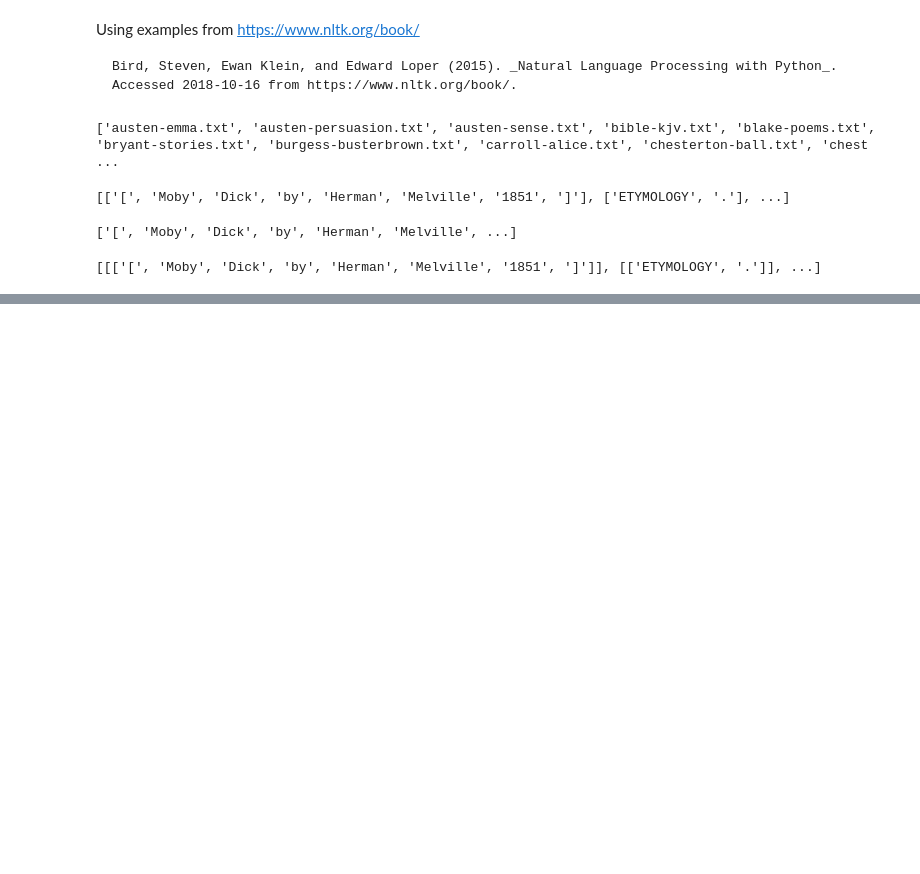
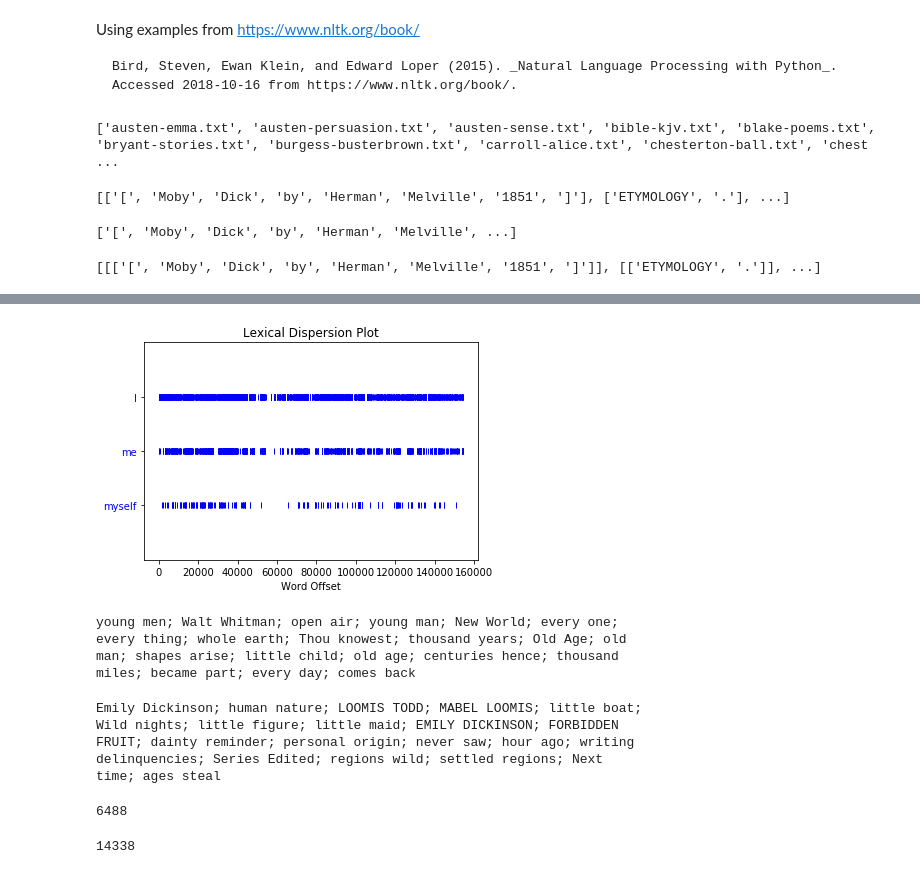
Before and after one commit to unmrds/cc-nlp, a Jupyter notebook: 02_Python_NLP_Tutorial.ipynb, the cells around one changed output, grey strips where cells are left out. Drawn from its saved outputs; the diff is of its cells as text; code cells hidden in the pictures; blank space fills up the shorter version.

```diff
--- a/02_Python_NLP_Tutorial.ipynb
+++ b/02_Python_NLP_Tutorial.ipynb
@@ -331,0 +797,19 @@ ewps.plot(20)
+# %%
+waltText.dispersion_plot(['I', 'me', 'myself'])
+# %% [output]
+[figure, added]
+# %%
+waltText.collocations() # expressions of multiple words which commonly co-occur
+# %% [output]
+young men; Walt Whitman; open air; young man; New World; every one;
+every thing; whole earth; Thou knowest; thousand years; Old Age; old
+man; shapes arise; little child; old age; centuries hence; thousand
+miles; became part; every day; comes back
+# %%
+emilyText.collocations()
+# %% [output]
+Emily Dickinson; human nature; LOOMIS TODD; MABEL LOOMIS; little boat;
+Wild nights; little figure; little maid; EMILY DICKINSON; FORBIDDEN
+FRUIT; dainty reminder; personal origin; never saw; hour ago; writing
+delinquencies; Series Edited; regions wild; settled regions; Next
+time; ages steal
@@ -331,0 +819,8 @@ ewps.plot(20)
+# %%
+len(emilyVocab)
+# %% [output]
+6488
+# %%
+len(waltVocab)
+# %% [output]
+14338
```
Also changed, not shown: parts of 119 cells of this notebook, 2 other files.
